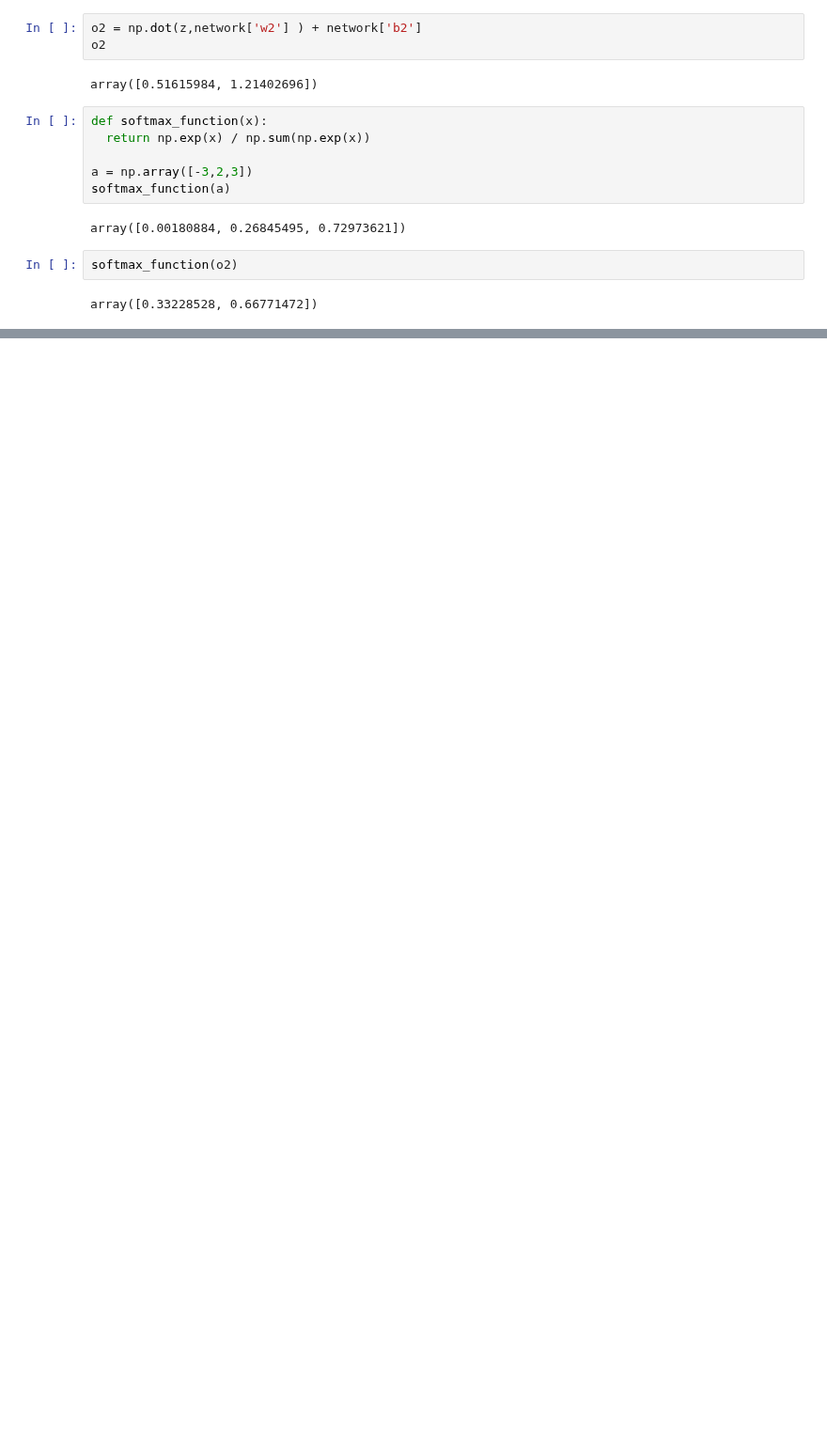
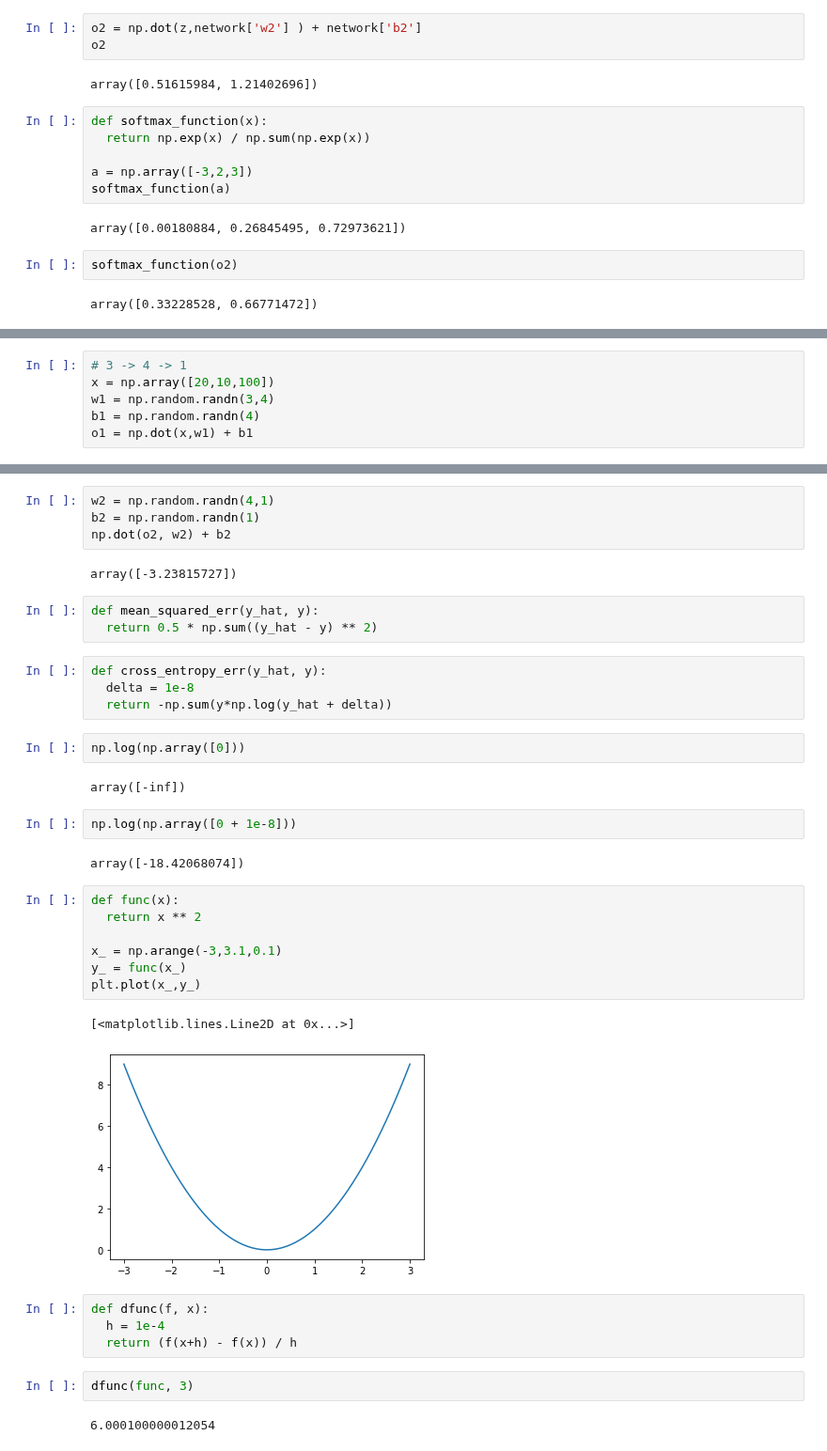
Before and after one commit to ywchiu/tibamedl, a Jupyter notebook: Demo20210320.ipynb, the cells around one changed output, grey strips where cells are left out. Shown at 94% size. Saved outputs shown, nothing was run; the diff lists cells and outputs as text; blank space fills up the shorter version.

```diff
--- a/Demo20210320.ipynb
+++ b/Demo20210320.ipynb
@@ -775,0 +813,6 @@ array([0.33228528, 0.66771472])
+# %%
+# 3 -> 4 -> 1
+x = np.array([20,10,100])
+w1 = np.random.randn(3,4)
+b1 = np.random.randn(4)
+o1 = np.dot(x,w1) + b1
@@ -775,0 +821,39 @@ array([0.33228528, 0.66771472])
+# %%
+w2 = np.random.randn(4,1)
+b2 = np.random.randn(1)
+np.dot(o2, w2) + b2
+# %% [output]
+array([-3.23815727])
+# %%
+def mean_squared_err(y_hat, y):
+  return 0.5 * np.sum((y_hat - y) ** 2)
+# %%
+def cross_entropy_err(y_hat, y):
+  delta = 1e-8
+  return -np.sum(y*np.log(y_hat + delta))
+# %%
+np.log(np.array([0]))
+# %% [output]
+array([-inf])
+# %%
+np.log(np.array([0 + 1e-8]))
+# %% [output]
+array([-18.42068074])
+# %%
+def func(x):
+  return x ** 2
+
+x_ = np.arange(-3,3.1,0.1)
+y_ = func(x_)
+plt.plot(x_,y_)
+# %% [output]
+[<matplotlib.lines.Line2D at 0x...>]
+[figure, added]
+# %%
+def dfunc(f, x):
+  h = 1e-4
+  return (f(x+h) - f(x)) / h
+# %%
+dfunc(func, 3)
+# %% [output]
+6.000100000012054
```
Also changed, not shown: parts of 41 cells of this notebook.
